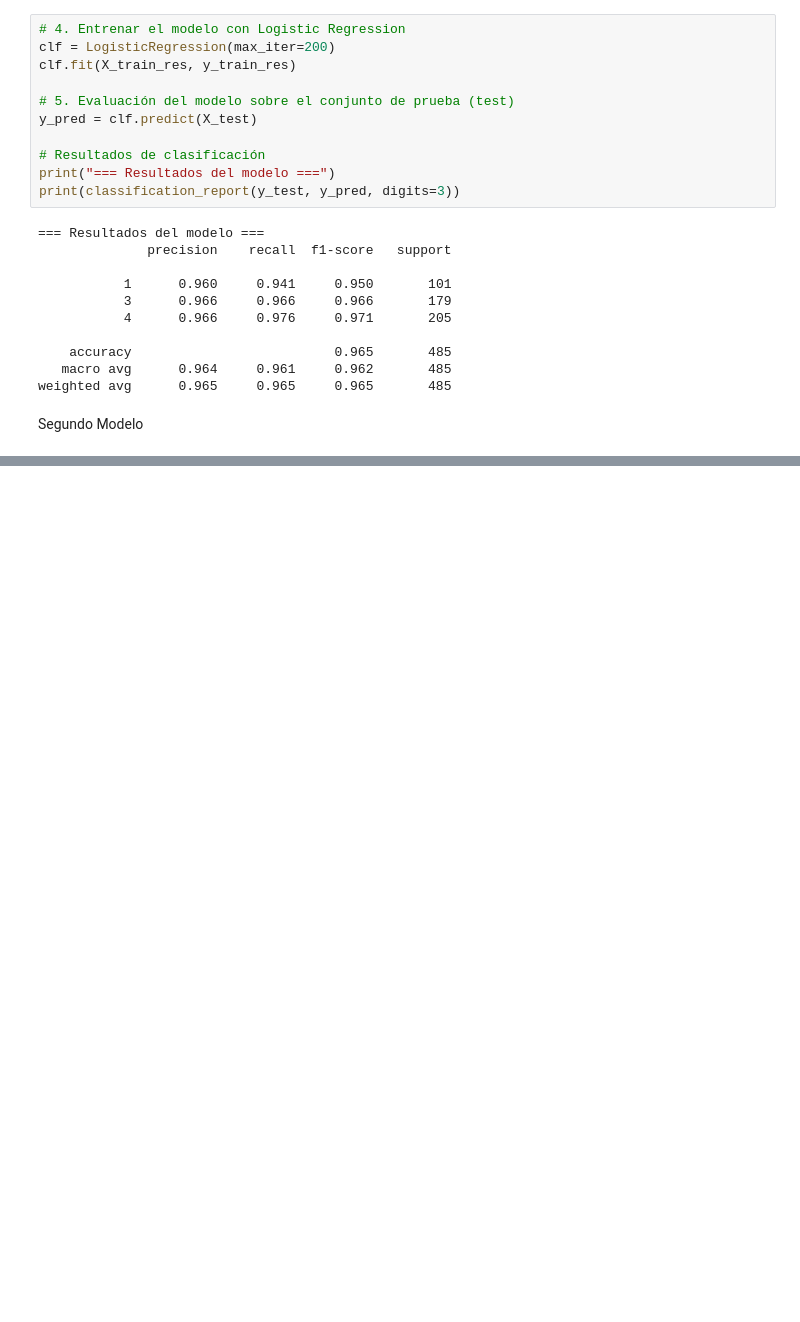
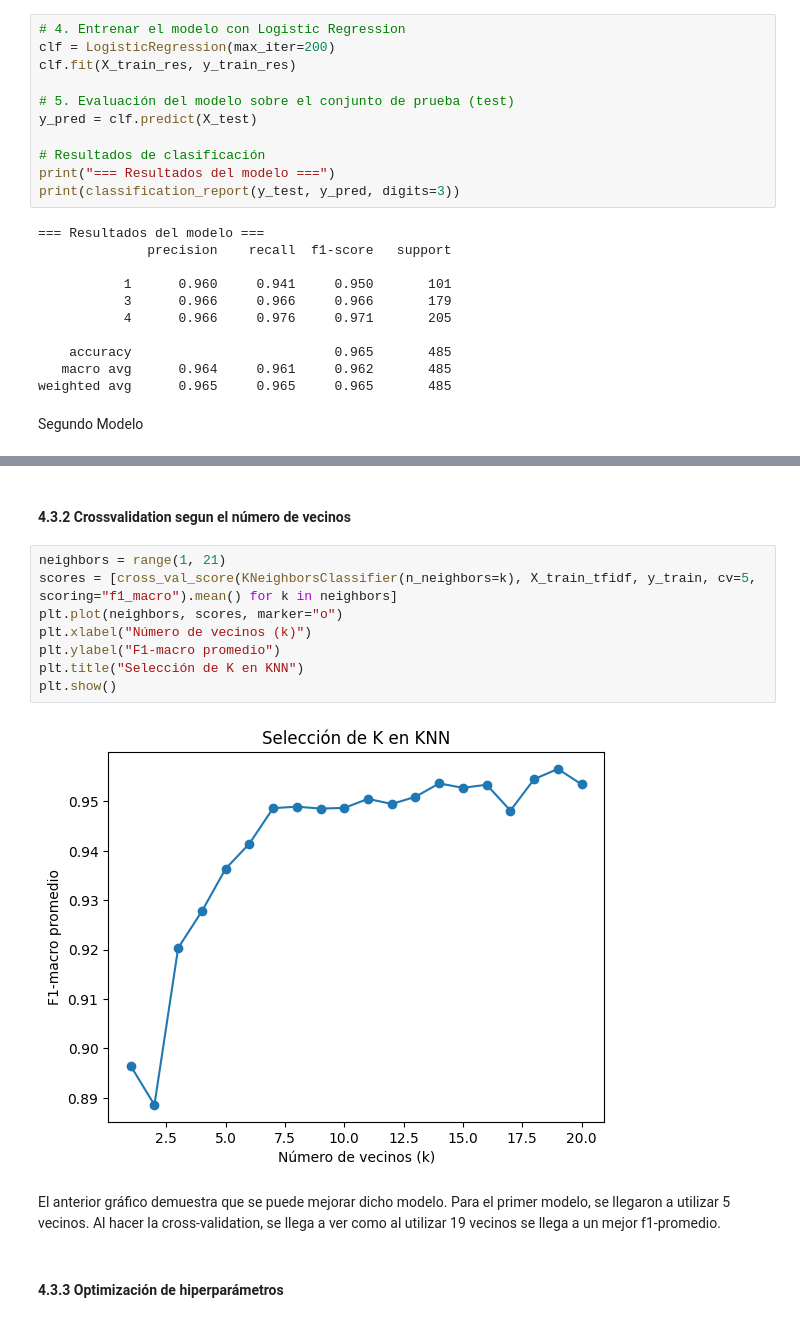
Before and after one commit to Juanin6/Proyecto1-BI, a Jupyter notebook: etapa1.ipynb, the cells around one changed output, grey strips where cells are left out. Cells and saved outputs as stored; diff of their text form; blank space fills up the shorter version.

Commit message:
Tercer modelo: KNN

```diff
--- a/etapa1.ipynb
+++ b/etapa1.ipynb
@@ -594,0 +557,16 @@ weighted avg       0.97      0.97      0.97       485
+# %% [markdown]
+#### 4.3.2 Crossvalidation segun el número de vecinos
+# %%
+neighbors = range(1, 21)
+scores = [cross_val_score(KNeighborsClassifier(n_neighbors=k), X_train_tfidf, y_train, cv=5, scoring="f1_macro").mean() for k in neighbors]
+plt.plot(neighbors, scores, marker="o")
+plt.xlabel("Número de vecinos (k)")
+plt.ylabel("F1-macro promedio")
+plt.title("Selección de K en KNN")
+plt.show()
+# %% [output]
+[figure, added]
+# %% [markdown]
+El anterior gráfico demuestra que se puede mejorar dicho modelo. Para el primer modelo, se llegaron a utilizar 5 vecinos. Al hacer la cross-validation, se llega a ver como al utilizar 19 vecinos se llega a un mejor f1-promedio.
+# %% [markdown]
+#### 4.3.3 Optimización de hiperparámetros
```
Also changed, not shown: parts of 21 cells of this notebook.
